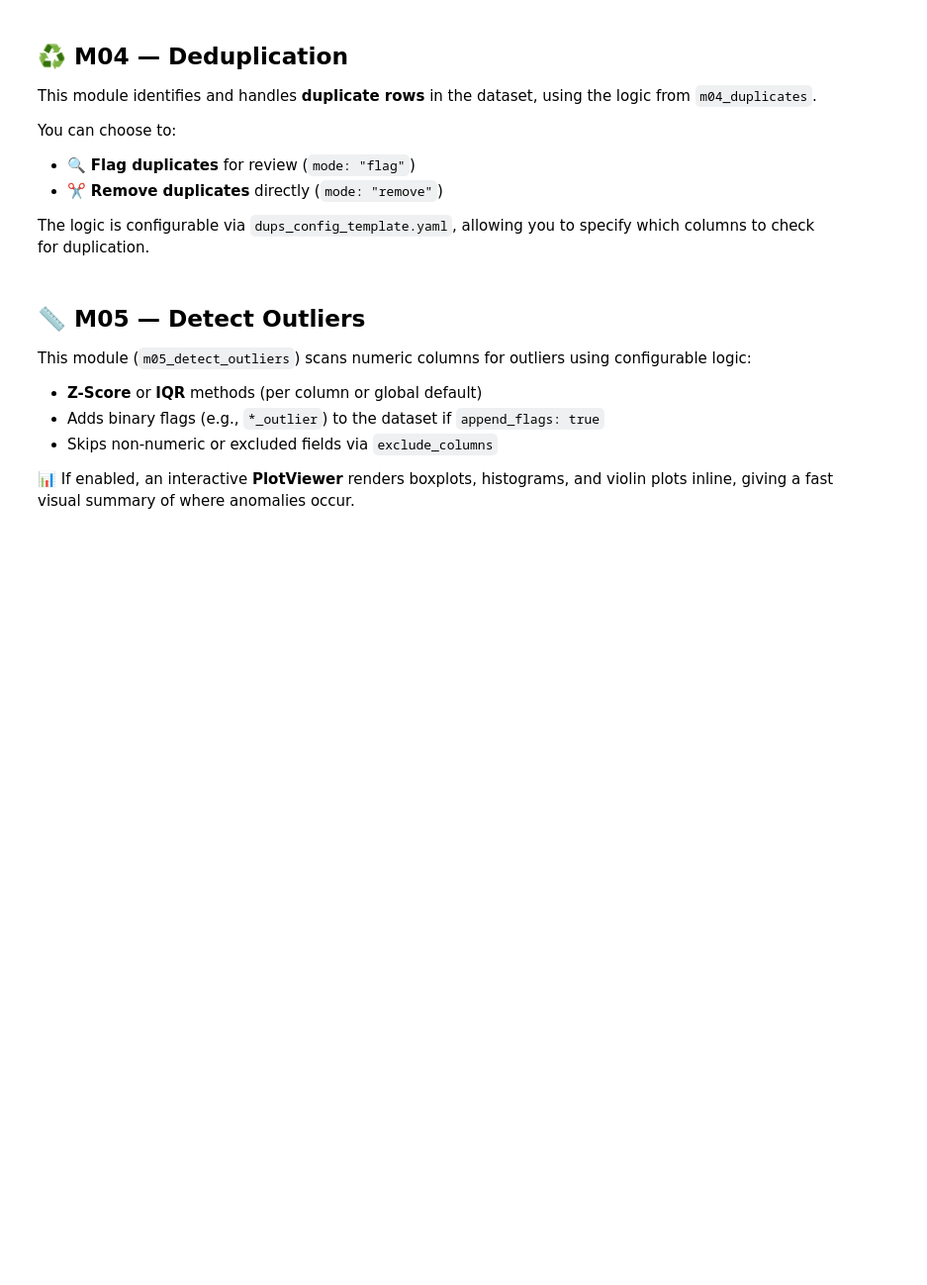
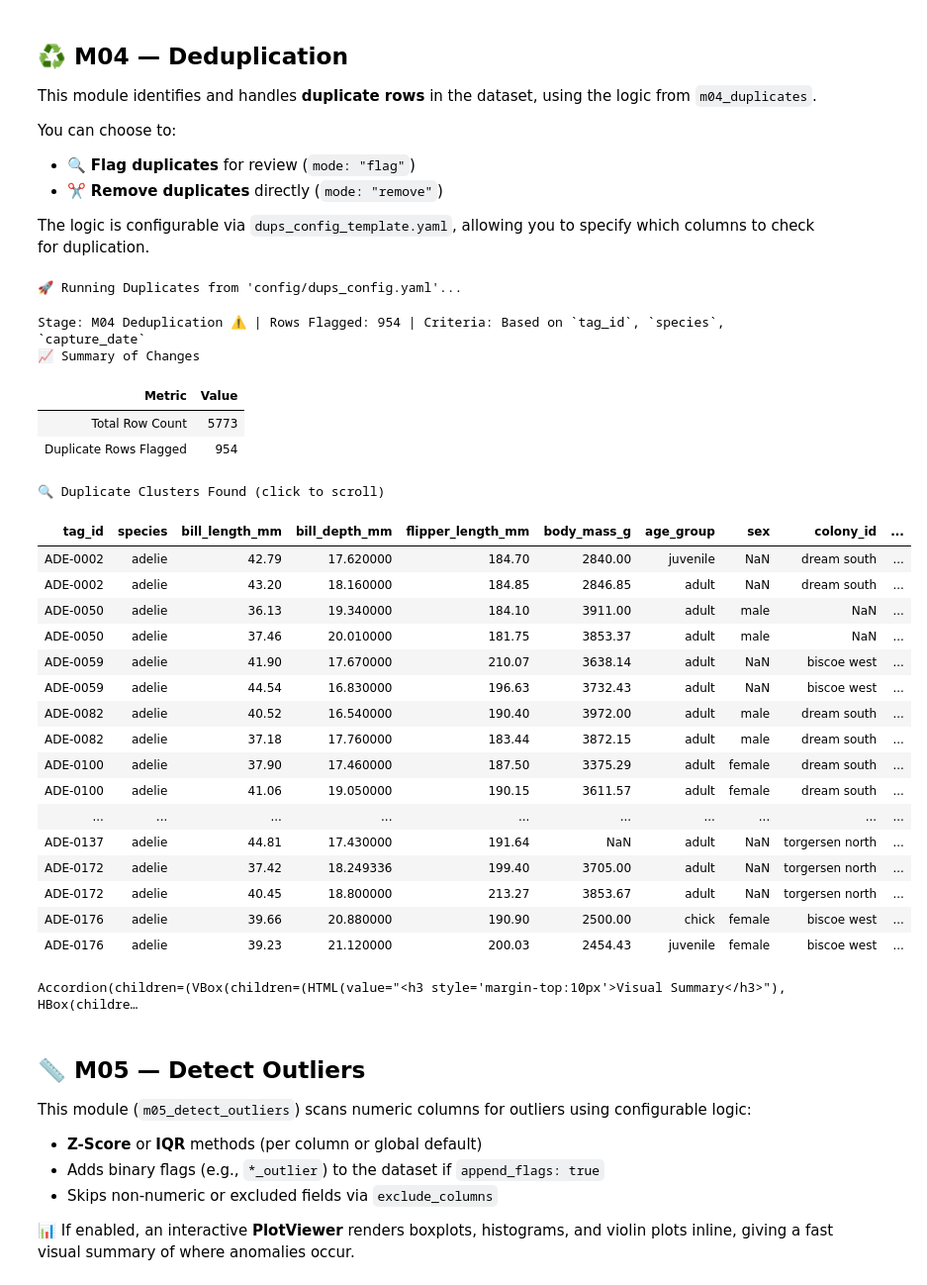
Before and after one commit to G-Schumacher44/analyst_toolkit_deployment_utility, a Jupyter notebook: src/analyst_toolkit_deploy/templates/toolkit_template.ipynb, the cells around one changed output. Shown at 99% size. Saved outputs shown, nothing was run; the diff lists cells and outputs as text; code cells hidden in the pictures; blank space fills up the shorter version.

```diff
--- a/src/analyst_toolkit_deploy/templates/toolkit_template.ipynb
+++ b/src/analyst_toolkit_deploy/templates/toolkit_template.ipynb
@@ -106,13 +155,15 @@ In this first pass, `fail_on_error` is `false`, so it reports all issues without
 # Check if module is enabled in the master config
 module_settings = master_config.get("modules", {}).get("validation", {})
 if not module_settings.get("run", False):
-    print("⏩ Skipping Validation module as per master config.")
+    print("⏩ Skipping Outlier Detection module as per master config.")
+elif df_profiled is None:
+    print("⏩ Skipping Outlier Detection because input dataframe is None.")
 else:
     # Load module-specific config
-    config_path = module_settings.get("config_path", "config/validation_config_template.yaml")
-    module_config = load_config(config_path)
+    relative_config_path = module_settings.get("config_path", "config/validation_config_template.yaml")
+    module_config = load_config(relative_config_path)
 
-    print(f"🚀 Running Validation from '{config_path}'...")
+    print(f"🚀 Running Validation from '{relative_config_path}'...")
     # run_validation_pipeline returns (df, results_dict)
     df_valid = run_validation_pipeline(
         config=module_config,
@@ -136,13 +200,15 @@ All rules and output paths are controlled via the YAML config (`normalization_co
 # Check if module is enabled in the master config
 module_settings = master_config.get("modules", {}).get("normalization", {})
 if not module_settings.get("run", False):
-    print("⏩ Skipping Normalization module as per master config.")
+    print("⏩ Skipping Outlier Detection module as per master config.")
+elif df_valid is None:
+    print("⏩ Skipping Outlier Detection because input dataframe is None.")
 else:
     # Load module-specific config
-    config_path = module_settings.get("config_path", "config/normalization_config_template.yaml")
-    module_config = load_config(config_path)
+    relative_config_path = module_settings.get("config_path", "config/normalization_config_template.yaml")
+    module_config = load_config(relative_config_path)
 
-    print(f"🚀 Running Normalization from '{config_path}'...")
+    print(f"🚀 Running Normalization from '{relative_config_path}'...")
     df_norm= run_normalization_pipeline(
         config=module_config,
         df=df_valid,
@@ -164,13 +293,15 @@ This step certifies the cleaned dataset before proceeding to more advanced steps
 # Check if module is enabled in the master config
 module_settings = master_config.get("modules", {}).get("validation_gatekeeper", {})
 if not module_settings.get("run", False):
-    print("⏩ Skipping Certification Gate as per master config.")
+    print("⏩ Skipping Outlier Detection module as per master config.")
+elif df_norm is None:
+    print("⏩ Skipping Outlier Detection because input dataframe is None.")
 else:
     # Load module-specific config
-    config_path = module_settings.get("config_path", "config/certification_config_template.yaml")
-    module_config = load_config(config_path)
+    relative_config_path = module_settings.get("config_path", "config/certification_config_template.yaml")
+    module_config = load_config(relative_config_path)
 
-    print(f"🚀 Running Certification Gate from '{config_path}'...")
+    print(f"🚀 Running Certification Gate from '{relative_config_path}'...")
     df_cert = run_validation_pipeline(
         config=module_config,
         df=df_norm,
@@ -190,23 +365,51 @@ The logic is configurable via `dups_config_template.yaml`, allowing you to speci
 # %%
 # --- Run Duplicates Module ---
 
 # Check if module is enabled in the master config
 module_settings = master_config.get("modules", {}).get("duplicates", {})
 if not module_settings.get("run", False):
-    print("⏩ Skipping Duplicates module as per master config.")
+    print("⏩ Skipping Outlier Detection module as per master config.")
+elif df_cert is None:
+    print("⏩ Skipping Outlier Detection because input dataframe is None.")
 else:
     # Load module-specific config
-    config_path = module_settings.get("config_path", "config/dups_config_template.yaml")
-    module_config = load_config(config_path)
+    relative_config_path = module_settings.get("config_path", "config/dups_config_template.yaml")
+    module_config = load_config(relative_config_path)
 
-    print(f"🚀 Running Duplicates from '{config_path}'...")
+    print(f"🚀 Running Duplicates from '{relative_config_path}'...")
     # The function returns the dataframe and a results dictionary
-    df_duped= run_duplicates_pipeline(
+    df_duped = run_duplicates_pipeline(
         config=module_config,
         df=df_cert,
         notebook=notebook_mode,
         run_id=run_id
     )
+# %% [output]
+🚀 Running Duplicates from 'config/dups_config.yaml'...
+Stage: M04 Deduplication ⚠️ | Rows Flagged: 954 | Criteria: Based on `tag_id`, `species`, `capture_date`
+📈 Summary of Changes
+| Metric | Value |
+| Total Row Count | 5773 |
+| Duplicate Rows Flagged | 954 |
+🔍 Duplicate Clusters Found (click to scroll)
+| tag_id | species | bill_length_mm | bill_depth_mm | flipper_length_mm | body_mass_g | age_group | sex | colony_id | ... |
+| ADE-0002 | adelie | 42.79 | 17.620000 | 184.70 | 2840.00 | juvenile | NaN | dream south | ... |
+| ADE-0002 | adelie | 43.20 | 18.160000 | 184.85 | 2846.85 | adult | NaN | dream south | ... |
+| ADE-0050 | adelie | 36.13 | 19.340000 | 184.10 | 3911.00 | adult | male | NaN | ... |
+| ADE-0050 | adelie | 37.46 | 20.010000 | 181.75 | 3853.37 | adult | male | NaN | ... |
+| ADE-0059 | adelie | 41.90 | 17.670000 | 210.07 | 3638.14 | adult | NaN | biscoe west | ... |
+| ADE-0059 | adelie | 44.54 | 16.830000 | 196.63 | 3732.43 | adult | NaN | biscoe west | ... |
+| ADE-0082 | adelie | 40.52 | 16.540000 | 190.40 | 3972.00 | adult | male | dream south | ... |
+| ADE-0082 | adelie | 37.18 | 17.760000 | 183.44 | 3872.15 | adult | male | dream south | ... |
+| ADE-0100 | adelie | 37.90 | 17.460000 | 187.50 | 3375.29 | adult | female | dream south | ... |
+| ADE-0100 | adelie | 41.06 | 19.050000 | 190.15 | 3611.57 | adult | female | dream south | ... |
+| ... | ... | ... | ... | ... | ... | ... | ... | ... | ... |
+| ADE-0137 | adelie | 44.81 | 17.430000 | 191.64 | NaN | adult | NaN | torgersen north | ... |
+| ADE-0172 | adelie | 37.42 | 18.249336 | 199.40 | 3705.00 | adult | NaN | torgersen north | ... |
+| ADE-0172 | adelie | 40.45 | 18.800000 | 213.27 | 3853.67 | adult | NaN | torgersen north | ... |
+| ADE-0176 | adelie | 39.66 | 20.880000 | 190.90 | 2500.00 | chick | female | biscoe west | ... |
+| ADE-0176 | adelie | 39.23 | 21.120000 | 200.03 | 2454.43 | juvenile | female | biscoe west | ... |
+Accordion(children=(VBox(children=(HTML(value="<h3 style='margin-top:10px'>Visual Summary</h3>"), HBox(childre…
 # %% [markdown]
 ## 📏 M05 — Detect Outliers
 
```
Also changed, not shown: parts of 12 cells of this notebook, 7 other files.
